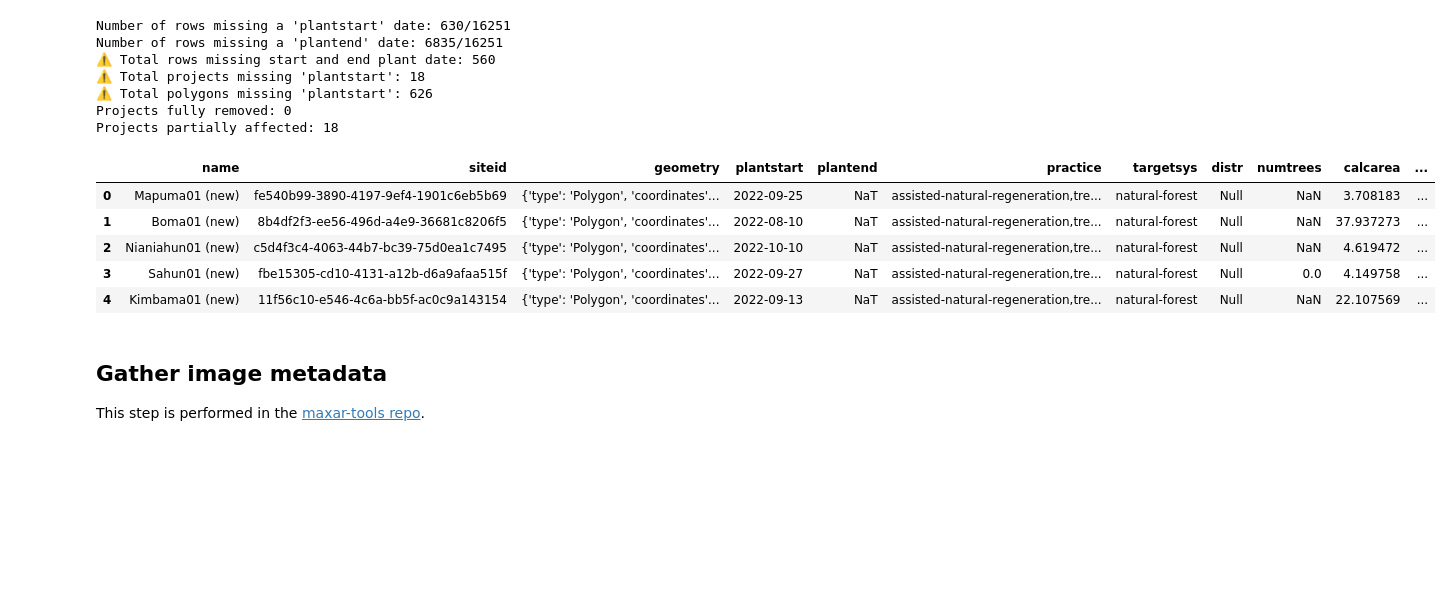
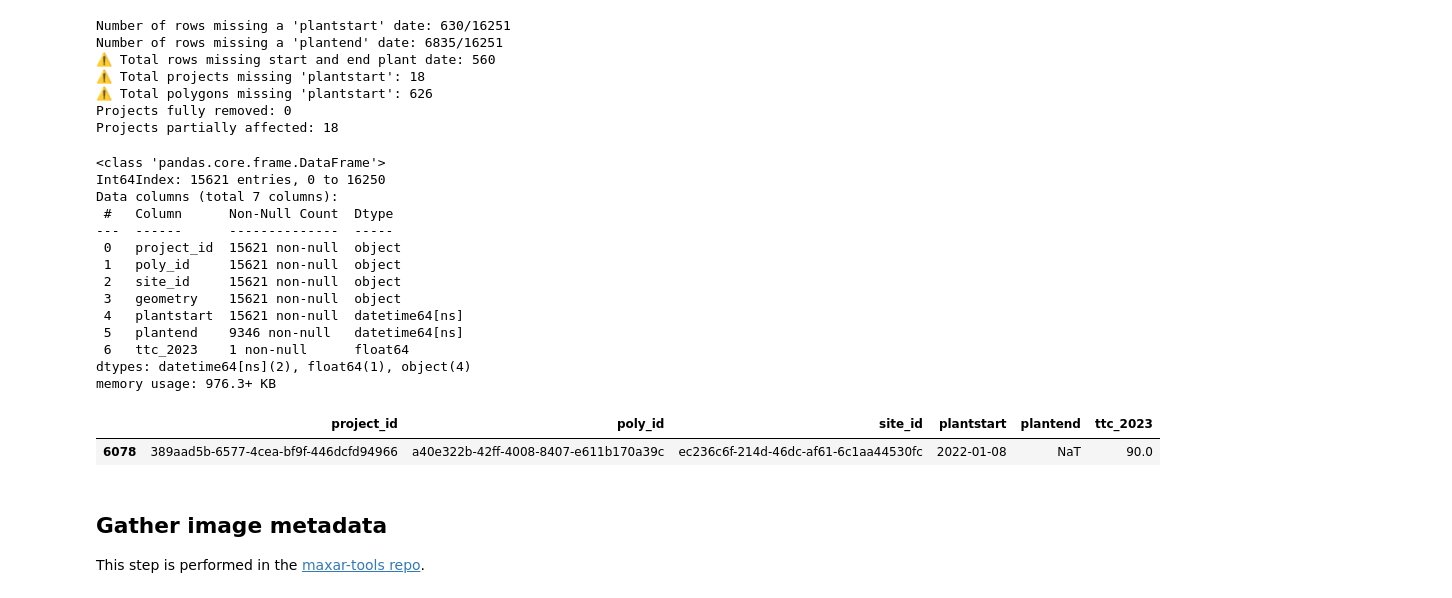
Before and after one commit to wri/decision-tree, a Jupyter notebook: notebooks/decision_tree.ipynb, the cells around one changed output. Drawn from its saved outputs; the diff is of its cells as text; code cells hidden in the pictures; blank space fills up the shorter version.

```diff
--- a/notebooks/decision_tree.ipynb
+++ b/notebooks/decision_tree.ipynb
@@ -90,7 +90,7 @@ project_results = api_request.pull_tm_api_data(tm_staging_url, headers, ids)
 Performs a series of cleaning steps to correctly format the API output.
 # %%
 with open("../data/tm_api_response.json", "r") as file:
-    data = json.load(file)
+    project_results = json.load(file)
 # %%
 clean_api = clean.process_tm_api_results(project_results,
                                        outfile1=feats,
@@ -103,5 +103,22 @@ Number of rows missing a 'plantend' date: 6835/16251
 ⚠️ Total polygons missing 'plantstart': 626
 Projects fully removed: 0
 Projects partially affected: 18
+# %%
+clean_api.info()
+# %% [output]
+<class 'pandas.core.frame.DataFrame'>
+Int64Index: 15621 entries, 0 to 16250
+Data columns (total 7 columns):
+ #   Column      Non-Null Count  Dtype
+---  ------      --------------  -----
+ 0   project_id  15621 non-null  object
+ 1   poly_id     15621 non-null  object
+ 2   site_id     15621 non-null  object
+ 3   geometry    15621 non-null  object
+ 4   plantstart  15621 non-null  datetime64[ns]
+ 5   plantend    9346 non-null   datetime64[ns]
+ 6   ttc_2023    1 non-null      float64
+dtypes: datetime64[ns](2), float64(1), object(4)
+memory usage: 976.3+ KB
 # %%
 # why are there only 127 projects after pulling from the API?
@@ -108,13 +126,9 @@ Projects partially affected: 18
 # what is happening with ttc stats?
 # %%
-clean_api.head()
+clean_api[clean_api.ttc_2023.notnull()]
 # %% [output]
-|  | name | siteid | geometry | plantstart | plantend | practice | targetsys | distr | numtrees | calcarea | ... |
-| 0 | Mapuma01 (new) | fe540b99-3890-4197-9ef4-1901c6eb5b69 | {'type': 'Polygon', 'coordinates'... | 2022-09-25 | NaT | assisted-natural-regeneration,tre... | natural-forest | Null | NaN | 3.708183 | ... |
-| 1 | Boma01 (new) | 8b4df2f3-ee56-496d-a4e9-36681c8206f5 | {'type': 'Polygon', 'coordinates'... | 2022-08-10 | NaT | assisted-natural-regeneration,tre... | natural-forest | Null | NaN | 37.937273 | ... |
-| 2 | Nianiahun01 (new) | c5d4f3c4-4063-44b7-bc39-75d0ea1c7495 | {'type': 'Polygon', 'coordinates'... | 2022-10-10 | NaT | assisted-natural-regeneration,tre... | natural-forest | Null | NaN | 4.619472 | ... |
-| 3 | Sahun01 (new) | fbe15305-cd10-4131-a12b-d6a9afaa515f | {'type': 'Polygon', 'coordinates'... | 2022-09-27 | NaT | assisted-natural-regeneration,tre... | natural-forest | Null | 0.0 | 4.149758 | ... |
-| 4 | Kimbama01 (new) | 11f56c10-e546-4c6a-bb5f-ac0c9a143154 | {'type': 'Polygon', 'coordinates'... | 2022-09-13 | NaT | assisted-natural-regeneration,tre... | natural-forest | Null | NaN | 22.107569 | ... |
+|  | project_id | poly_id | site_id | plantstart | plantend | ttc_2023 |
+| 6078 | 389aad5b-6577-4cea-bf9f-446dcfd94966 | a40e322b-42ff-4008-8407-e611b170a39c | ec236c6f-214d-46dc-af61-6c1aa44530fc | 2022-01-08 | NaT | 90.0 |
 # %%
 # checking missing ttc
 with open('../data/terrafund_projects_tiles.json', 'r') as file:
```
Also changed, not shown: parts of 1 cell of this notebook.
